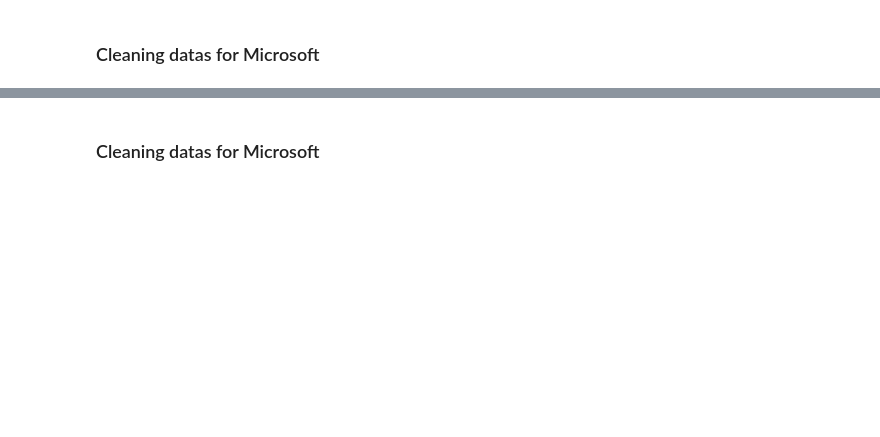
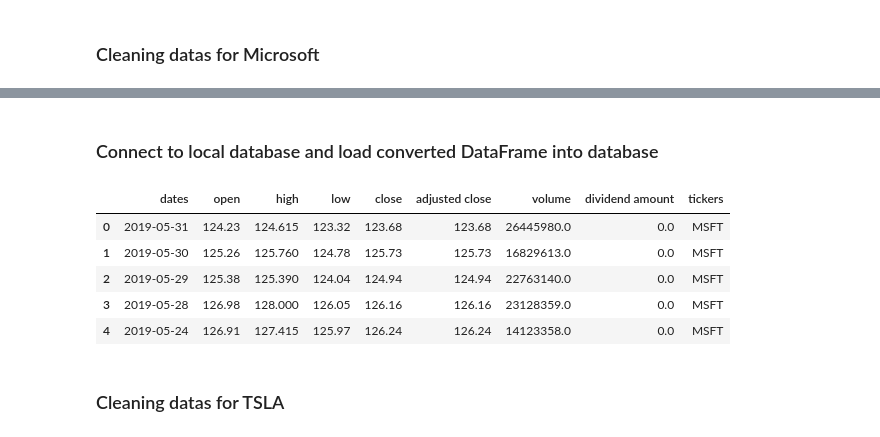
Before and after one commit to jjjacques/Project_III_Proposal, a Jupyter notebook: Codes/alpha_vantage_api1.ipynb, the cells around one changed output, grey strips where cells are left out. Drawn from its saved outputs; the diff is of its cells as text; code cells hidden in the pictures; blank space fills up the shorter version.

```diff
--- a/Codes/alpha_vantage_api1.ipynb
+++ b/Codes/alpha_vantage_api1.ipynb
@@ -222,0 +258,2 @@ df_MSFT_new.head()
+# %% [markdown]
+### Connect to local database and load converted DataFrame into database
@@ -223,5 +262,14 @@ df_MSFT_new.head()
+# %%
+pd.read_sql_query('select * from msft_Stock', con=engine).head()
+# %% [output]
+|  | dates | open | high | low | close | adjusted close | volume | dividend amount | tickers |
+| 0 | 2019-05-31 | 124.23 | 124.615 | 123.32 | 123.68 | 123.68 | 26445980.0 | 0.0 | MSFT |
+| 1 | 2019-05-30 | 125.26 | 125.760 | 124.78 | 125.73 | 125.73 | 16829613.0 | 0.0 | MSFT |
+| 2 | 2019-05-29 | 125.38 | 125.390 | 124.04 | 124.94 | 124.94 | 22763140.0 | 0.0 | MSFT |
+| 3 | 2019-05-28 | 126.98 | 128.000 | 126.05 | 126.16 | 126.16 | 23128359.0 | 0.0 | MSFT |
+| 4 | 2019-05-24 | 126.91 | 127.415 | 125.97 | 126.24 | 126.24 | 14123358.0 | 0.0 | MSFT |
 # %% [markdown]
-### Cleaning datas for Microsoft
+### Cleaning datas for TSLA
 # %%
 # transposing the dataframe
 df_TSLA = df_TSLA_t.transpose()
```
Also changed, not shown: parts of 44 cells of this notebook.
